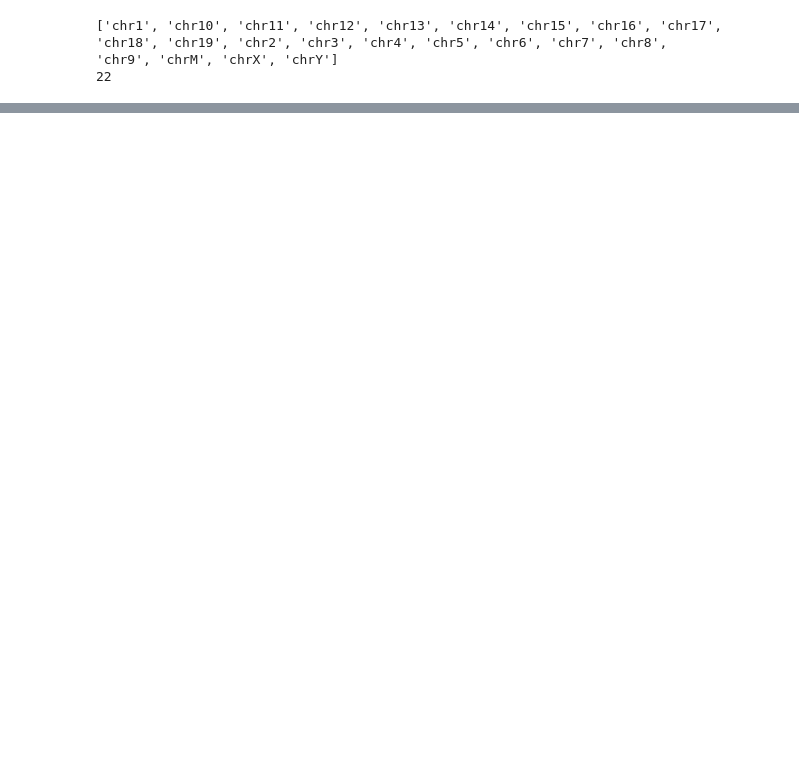
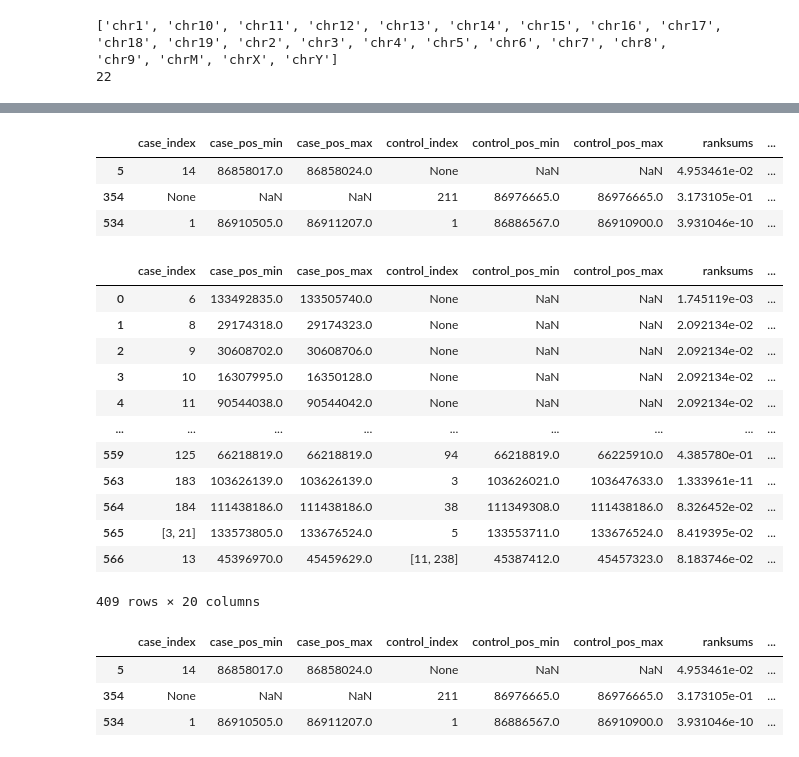
Before and after one commit to RogersLabGroup/NetCIS, a Jupyter notebook: notebooks/networks_analysis_new.ipynb, the cells around one changed output, grey strips where cells are left out. Drawn from its saved outputs; the diff is of its cells as text; code cells hidden in the pictures; blank space fills up the shorter version.

```diff
--- a/notebooks/networks_analysis_new.ipynb
+++ b/notebooks/networks_analysis_new.ipynb
@@ -243,7 +243,7 @@ annot_df = annot_df.sort_values(["chrom"]).reset_index(drop=True)
 
 bed_files = {file.name.split(".")[0]: file for file in args["ta_dir"].iterdir()}
 
-chroms = sorted([ chrom.name for chrom in (args["graph_dir"] / case).iterdir() ])
+chroms = sorted([ chrom.name for chrom in (graph_dir / case).iterdir() ])
 print(chroms)
 print(len(chroms))
 
@@ -412,0 +346,4 @@ graph_chrom_df
+# %%
+# find the overlapping pCIS between case and control subgraphs
+reload(na)
+overlap_df = na.pcis_overlaps(case_chrom_df, control_chrom_df)
@@ -412,0 +569,58 @@ graph_chrom_df
+# %%
+# get genes for each pCIS
+
+
+# gene_expander = 50000
+gene_expander = 0
+
+# trim down annotation dataframe to just gene
+annot_chrom_genes = annot_chrom_df[annot_chrom_df["Marker Type"] == "Gene"]
+gene_names = annot_chrom_genes["Marker Symbol"].to_numpy()
+
+pos_min = pCIS_df[["case_pos_min", "control_pos_min"]].min(axis=1).to_numpy().reshape(-1, 1)
+pos_max = pCIS_df[["case_pos_max", "control_pos_max"]].max(axis=1).to_numpy().reshape(-1, 1)
+gene_start = (annot_chrom_genes["genome coordinate start"] - gene_expander).to_numpy().reshape(1, -1)
+gene_end = (annot_chrom_genes["genome coordinate end"] + gene_expander).to_numpy().reshape(1, -1)
+tmp = (pos_min <= gene_end) & (pos_max >= gene_start)
+
+pCIS_df["genes"] = [ list(gene_names[tmp[i]]) for i in range(tmp.shape[0]) ]
+
+
+# search for a gene
+gene_search = "Aak1"
+pCIS_df[pCIS_df["genes"].apply(lambda x: gene_search in x)]
+# %% [output]
+|  | case_index | case_pos_min | case_pos_max | control_index | control_pos_min | control_pos_max | ranksums | ... |
+| 5 | 14 | 86858017.0 | 86858024.0 | None | NaN | NaN | 4.953461e-02 | ... |
+| 354 | None | NaN | NaN | 211 | 86976665.0 | 86976665.0 | 3.173105e-01 | ... |
+| 534 | 1 | 86910505.0 | 86911207.0 | 1 | 86886567.0 | 86910900.0 | 3.931046e-10 | ... |
+# %%
+# filter out insignificant pCISes to get CISes
+CIS_df = pCIS_df[
+    (pCIS_df["fishers_exact"] <= pval_threshold) |\
+    (pCIS_df["ranksums"] <= pval_threshold) |\
+    (pCIS_df["binomial"] <= pval_threshold) ]
+CIS_df
+# %% [output]
+|  | case_index | case_pos_min | case_pos_max | control_index | control_pos_min | control_pos_max | ranksums | ... |
+| 0 | 6 | 133492835.0 | 133505740.0 | None | NaN | NaN | 1.745119e-03 | ... |
+| 1 | 8 | 29174318.0 | 29174323.0 | None | NaN | NaN | 2.092134e-02 | ... |
+| 2 | 9 | 30608702.0 | 30608706.0 | None | NaN | NaN | 2.092134e-02 | ... |
+| 3 | 10 | 16307995.0 | 16350128.0 | None | NaN | NaN | 2.092134e-02 | ... |
+| 4 | 11 | 90544038.0 | 90544042.0 | None | NaN | NaN | 2.092134e-02 | ... |
+| ... | ... | ... | ... | ... | ... | ... | ... | ... |
+| 559 | 125 | 66218819.0 | 66218819.0 | 94 | 66218819.0 | 66225910.0 | 4.385780e-01 | ... |
+| 563 | 183 | 103626139.0 | 103626139.0 | 3 | 103626021.0 | 103647633.0 | 1.333961e-11 | ... |
+| 564 | 184 | 111438186.0 | 111438186.0 | 38 | 111349308.0 | 111438186.0 | 8.326452e-02 | ... |
+| 565 | [3, 21] | 133573805.0 | 133676524.0 | 5 | 133553711.0 | 133676524.0 | 8.419395e-02 | ... |
+| 566 | 13 | 45396970.0 | 45459629.0 | [11, 238] | 45387412.0 | 45457323.0 | 8.183746e-02 | ... |
+409 rows × 20 columns
+# %%
+# search for a gene
+gene_search = "Aak1"
+CIS_df[CIS_df["genes"].apply(lambda x: gene_search in x)]
+# %% [output]
+|  | case_index | case_pos_min | case_pos_max | control_index | control_pos_min | control_pos_max | ranksums | ... |
+| 5 | 14 | 86858017.0 | 86858024.0 | None | NaN | NaN | 4.953461e-02 | ... |
+| 354 | None | NaN | NaN | 211 | 86976665.0 | 86976665.0 | 3.173105e-01 | ... |
+| 534 | 1 | 86910505.0 | 86911207.0 | 1 | 86886567.0 | 86910900.0 | 3.931046e-10 | ... |
```
Also changed, not shown: parts of 14 cells of this notebook, 6 other files.
